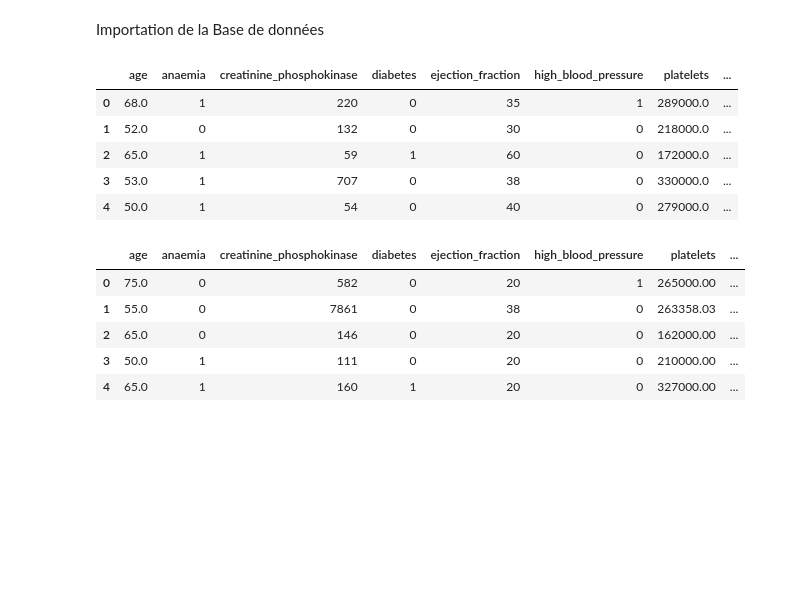
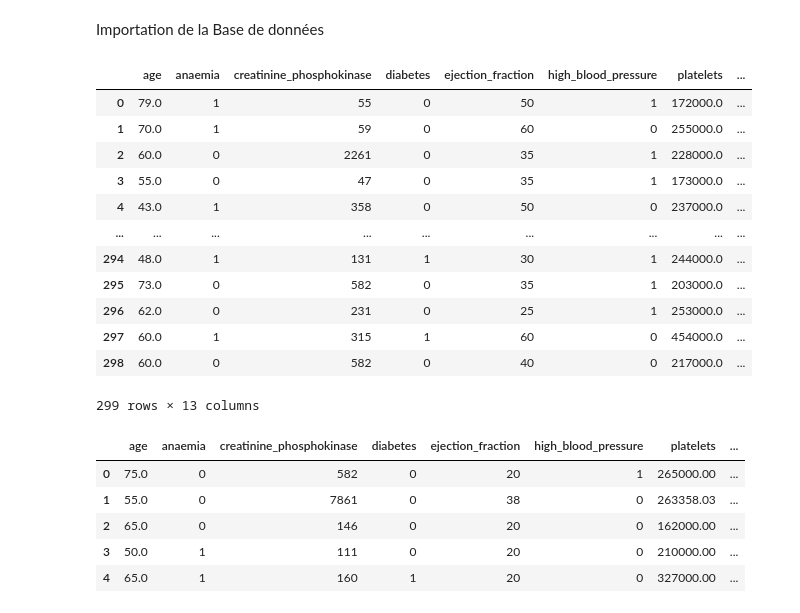
Before and after one commit to FarahTed/ProjetIA, a Jupyter notebook: Test machine learning.ipynb, the cells around one changed output. Cells and saved outputs as stored; diff of their text form; code cells hidden in the pictures; blank space fills up the shorter version.

```diff
--- a/Test machine learning.ipynb
+++ b/Test machine learning.ipynb
@@ -12,15 +12,22 @@ plt.ion()
 # %%
 os.chdir('/Users/farah/Documents/INFO/Cours_ET4/MachineLearning/ProjetIA')
 heartt = pd.read_csv('heart_failure_clinical_records_dataset.csv', sep=',', header=0)
 heart = heartt.iloc[np.random.permutation(heartt.index)].reset_index(drop=True)
-heart.head()
+heart
 # %% [output]
 |  | age | anaemia | creatinine_phosphokinase | diabetes | ejection_fraction | high_blood_pressure | platelets | ... |
-| 0 | 68.0 | 1 | 220 | 0 | 35 | 1 | 289000.0 | ... |
-| 1 | 52.0 | 0 | 132 | 0 | 30 | 0 | 218000.0 | ... |
-| 2 | 65.0 | 1 | 59 | 1 | 60 | 0 | 172000.0 | ... |
-| 3 | 53.0 | 1 | 707 | 0 | 38 | 0 | 330000.0 | ... |
-| 4 | 50.0 | 1 | 54 | 0 | 40 | 0 | 279000.0 | ... |
+| 0 | 79.0 | 1 | 55 | 0 | 50 | 1 | 172000.0 | ... |
+| 1 | 70.0 | 1 | 59 | 0 | 60 | 0 | 255000.0 | ... |
+| 2 | 60.0 | 0 | 2261 | 0 | 35 | 1 | 228000.0 | ... |
+| 3 | 55.0 | 0 | 47 | 0 | 35 | 1 | 173000.0 | ... |
+| 4 | 43.0 | 1 | 358 | 0 | 50 | 0 | 237000.0 | ... |
+| ... | ... | ... | ... | ... | ... | ... | ... | ... |
+| 294 | 48.0 | 1 | 131 | 1 | 30 | 1 | 244000.0 | ... |
+| 295 | 73.0 | 0 | 582 | 0 | 35 | 1 | 203000.0 | ... |
+| 296 | 62.0 | 0 | 231 | 0 | 25 | 1 | 253000.0 | ... |
+| 297 | 60.0 | 1 | 315 | 1 | 60 | 0 | 454000.0 | ... |
+| 298 | 60.0 | 0 | 582 | 0 | 40 | 0 | 217000.0 | ... |
+299 rows × 13 columns
 # %%
 heartt.head()
 # %% [output]
```
Also changed, not shown: parts of 55 cells of this notebook.
